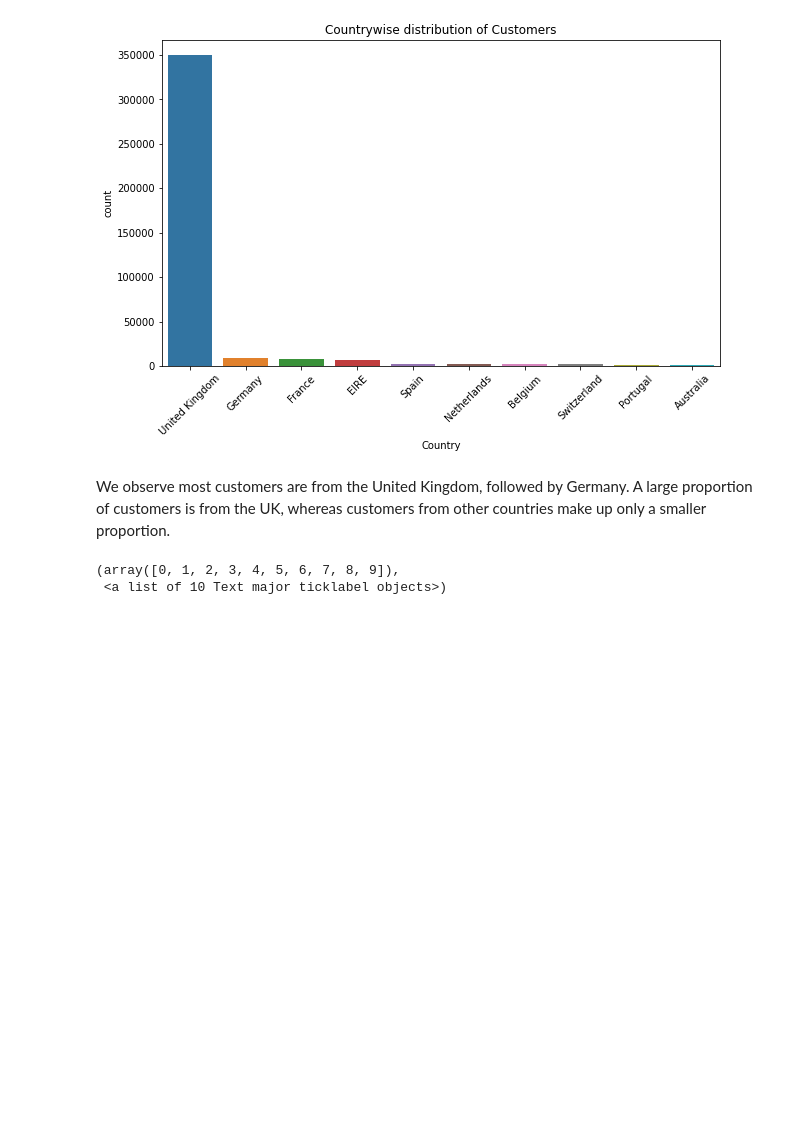
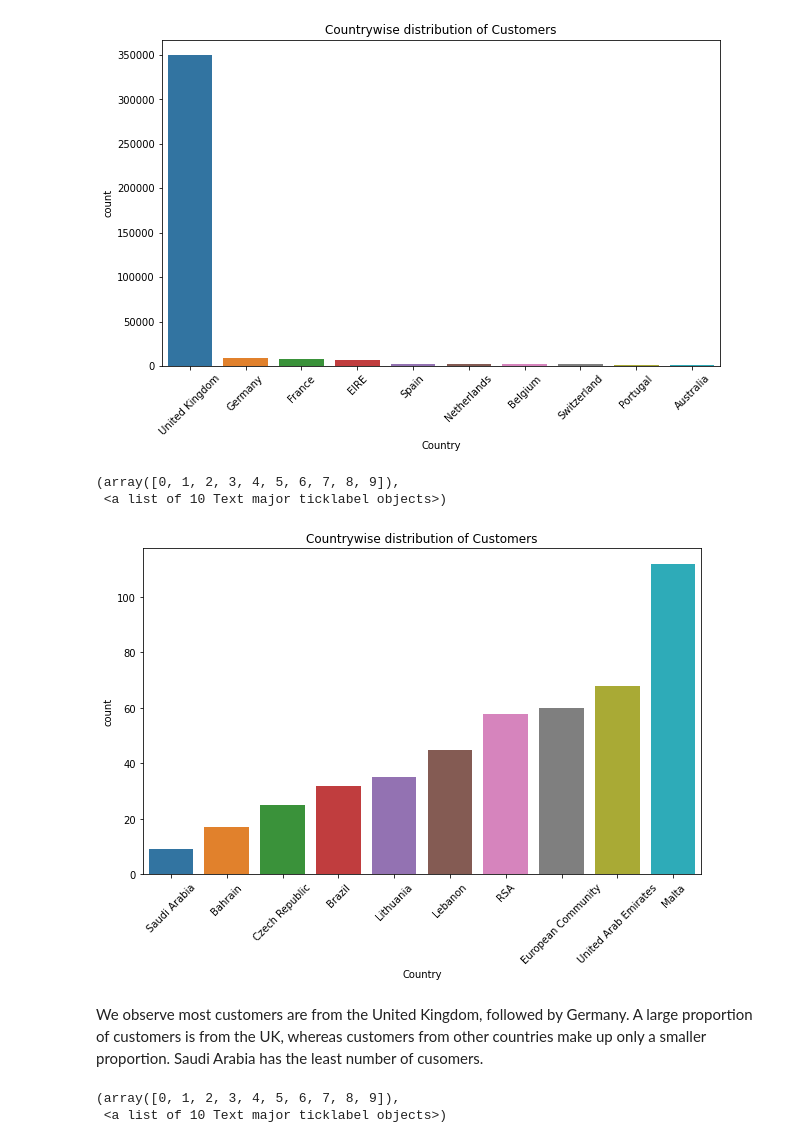
Before and after one commit to shreesha2304/Online-Retail-Customer-Segmentation, a Jupyter notebook: Online_Retail_Customer_Segmentation_Capstone_Project.ipynb, the cells around one changed output. Drawn from its saved outputs; the diff is of its cells as text; code cells hidden in the pictures; blank space fills up the shorter version.

```diff
--- a/Online_Retail_Customer_Segmentation_Capstone_Project.ipynb
+++ b/Online_Retail_Customer_Segmentation_Capstone_Project.ipynb
@@ -206,8 +206,18 @@ plt.xticks(rotation=45)
 (array([0, 1, 2, 3, 4, 5, 6, 7, 8, 9]),
  <a list of 10 Text major ticklabel objects>)
 [figure]
+# %%
+#checking the countries with least number of customers
+plt.figure(figsize=(10,6))
+sns.countplot(x='Country', data=df, order=df['Country'].value_counts().iloc[-1:-11:-1].index)
+plt.title('Countrywise distribution of Customers')
+plt.xticks(rotation=45)
+# %% [output]
+(array([0, 1, 2, 3, 4, 5, 6, 7, 8, 9]),
+ <a list of 10 Text major ticklabel objects>)
+[figure, added]
 # %% [markdown]
-We observe most customers are from the United Kingdom, followed by Germany. A large proportion of customers is from the UK, whereas customers from other countries make up only a smaller proportion.
+We observe most customers are from the United Kingdom, followed by Germany. A large proportion of customers is from the UK, whereas customers from other countries make up only a smaller proportion. Saudi Arabia has the least number of cusomers.
 # %%
 #Let's find which items sold the most.
 plt.figure(figsize=(10,6))
```
Also changed, not shown: parts of 11 cells of this notebook.
